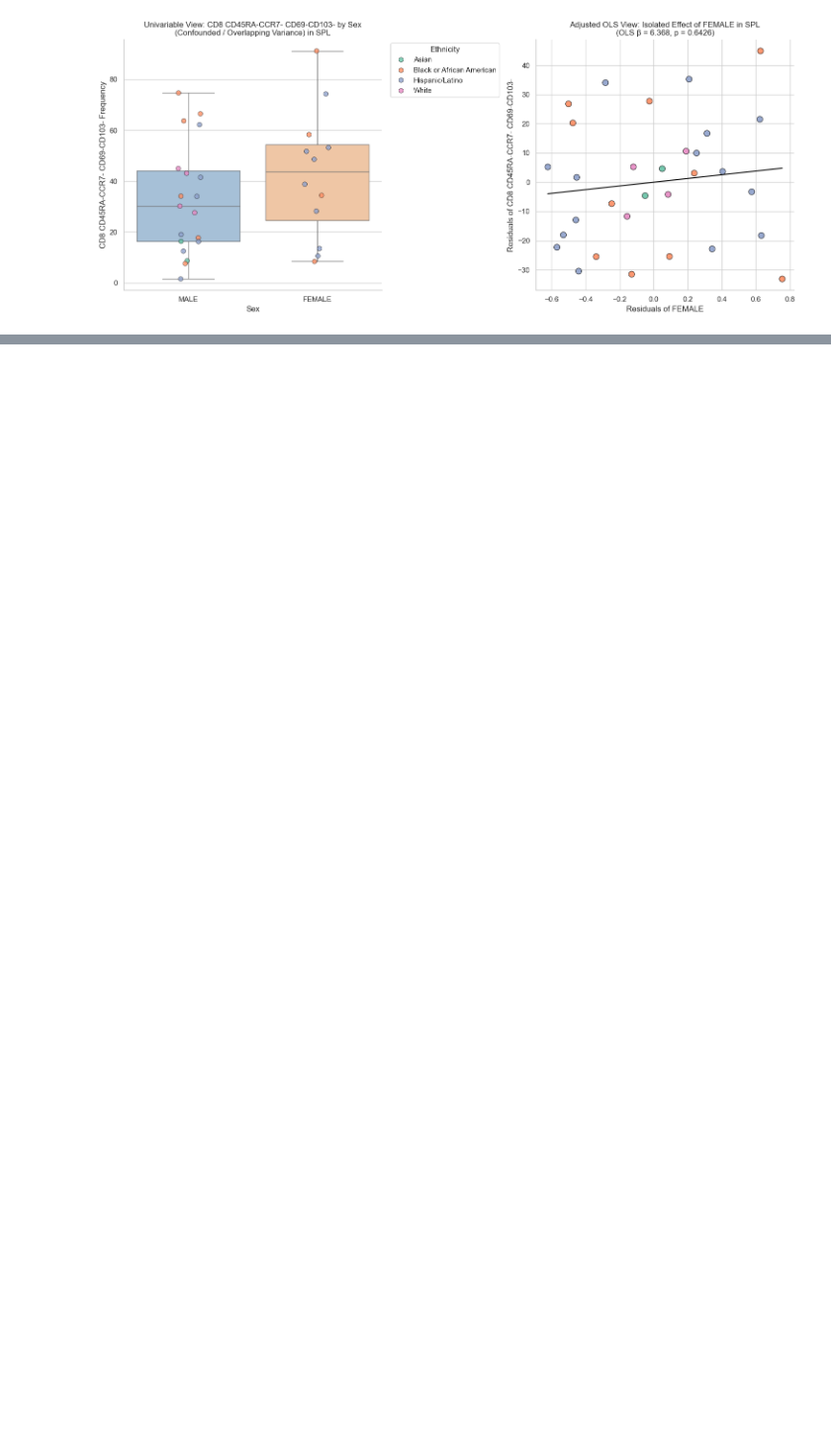
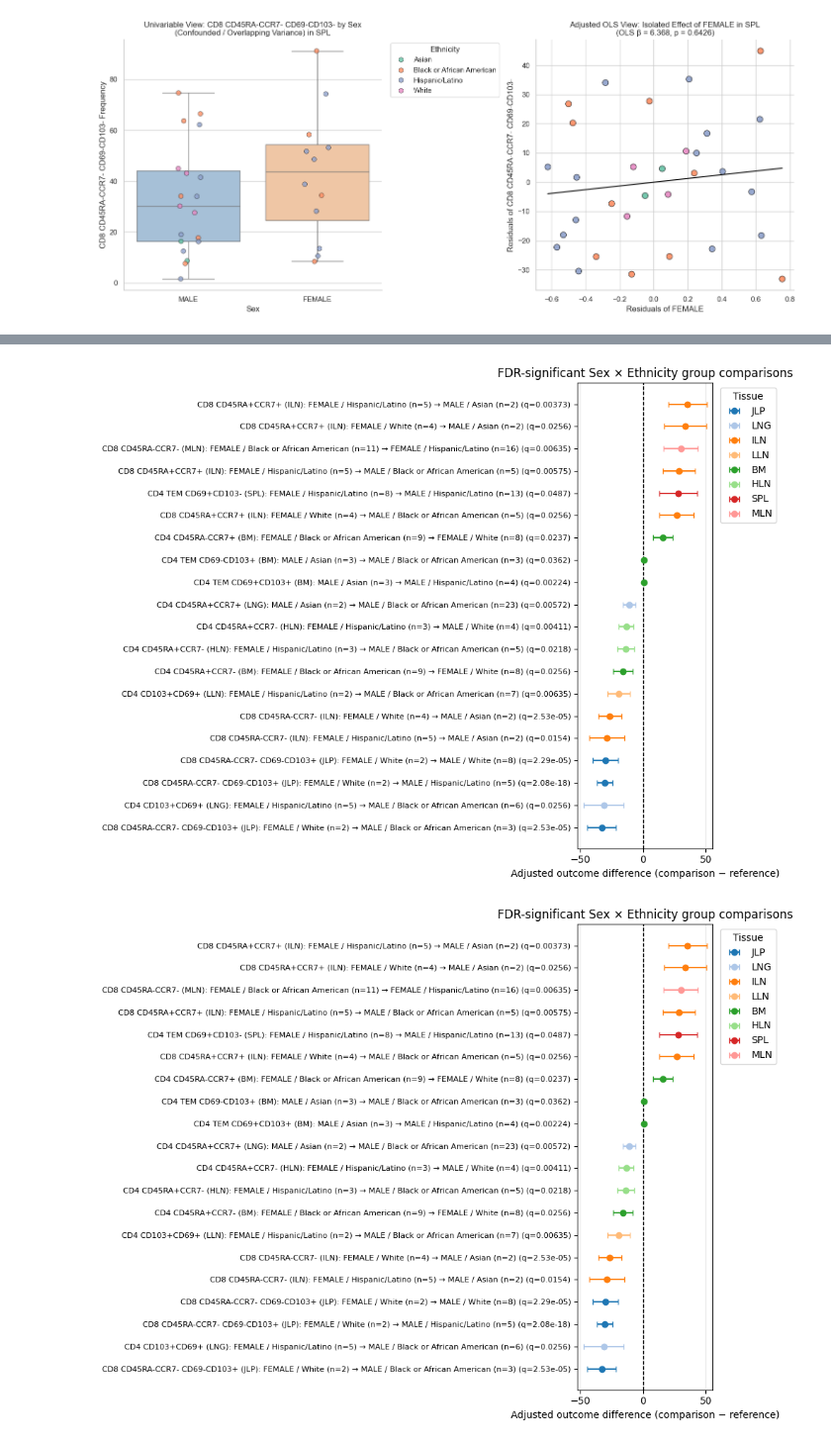
Before and after one commit to derekmesp/Donor-Integrative-Analysis, a Jupyter notebook: analysis_script.ipynb, the cells around one changed output, grey strips where cells are left out. Shown at 99% size. Saved outputs shown, nothing was run; the diff lists cells and outputs as text; code cells hidden in the pictures; blank space fills up the shorter version.

```diff
--- a/analysis_script.ipynb
+++ b/analysis_script.ipynb
@@ -15,7 +15,7 @@ df["Treg"] = pd.to_numeric(df["Treg"].astype(
 # plot_categorical_summary(categorical_summary, variables=[
 #                          "Sex", "Ethnicity", "Tissue"])
 # %%
-from src.pipeline import analyze_tissue_demographics
+from src.pipeline import analyze_tissue_demographics, analyze_tissue_demographic_group_combinations
 
 df = df.rename(columns={
     "Ethnicity:": "Ethnicity",
@@ -30,4 +30,7 @@ subsets_to_test = [col for col in df.columns if col not in exclude_cols]
 summary_stats_df = analyze_tissue_demographics(
     df, subset_columns=subsets_to_test
 )
+group_comparison_stats_df = analyze_tissue_demographic_group_combinations(
+    df, subset_columns=subsets_to_test
+)
 # %% [output]
@@ -125,0 +150,6 @@ visualize_ols_vs_mann_whitney(
+# %%
+from src.pipeline import plot_group_comparison_summary
+plot_group_comparison_summary(group_comparison_stats_df)
+# %% [output]
+[figure, added]
+[figure, added]
```
Also changed, not shown: parts of 5 cells of this notebook, 1 other file.
